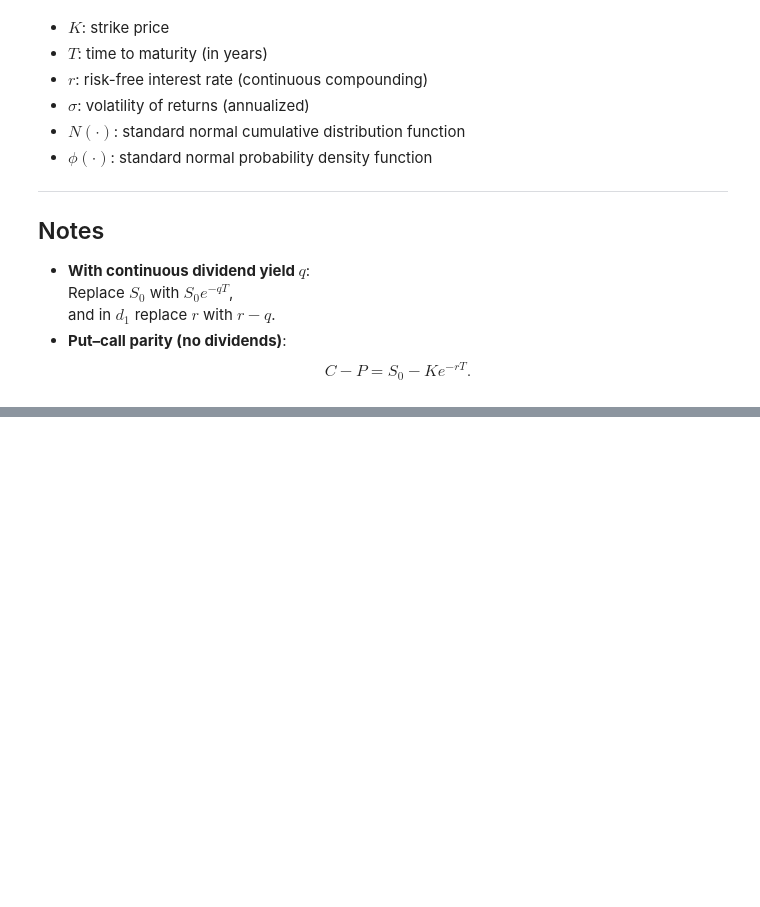
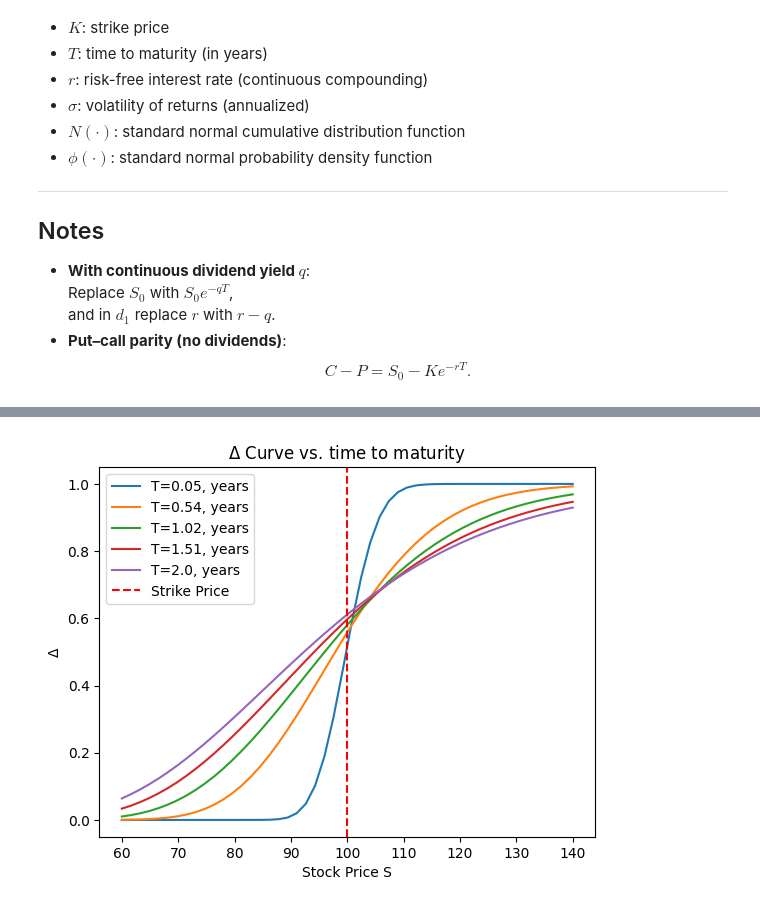
Before and after one commit to conformist89/greeks, a Jupyter notebook: greeks.ipynb, the cells around one changed output, grey strips where cells are left out. Cells and saved outputs as stored; diff of their text form; code cells hidden in the pictures; blank space fills up the shorter version.

```diff
--- a/greeks.ipynb
+++ b/greeks.ipynb
@@ -131,0 +147,16 @@ plt.show()
+# %%
+fixed_time = np.linspace(0.05, 2.0, 5)
+st_points = np.linspace(60, 140, 50)
+
+for i in range(len(fixed_time)):
+    delt_points = greek_delta(K, st_points, r, sigm, fixed_time[i])
+    plt.plot(st_points, delt_points, label=f"T={round(fixed_time[i],2) }, years")
+
+plt.axvline(x=K, color='red', linestyle='--', linewidth=1.5, label='Strike Price')
+plt.legend()
+plt.xlabel('Stock Price S')
+plt.ylabel(r"$\Delta$")
+plt.title(r"$\Delta$ Curve vs. time to maturity")
+plt.show()
+# %% [output]
+[figure, added]
```
Also changed, not shown: parts of 2 cells of this notebook.
